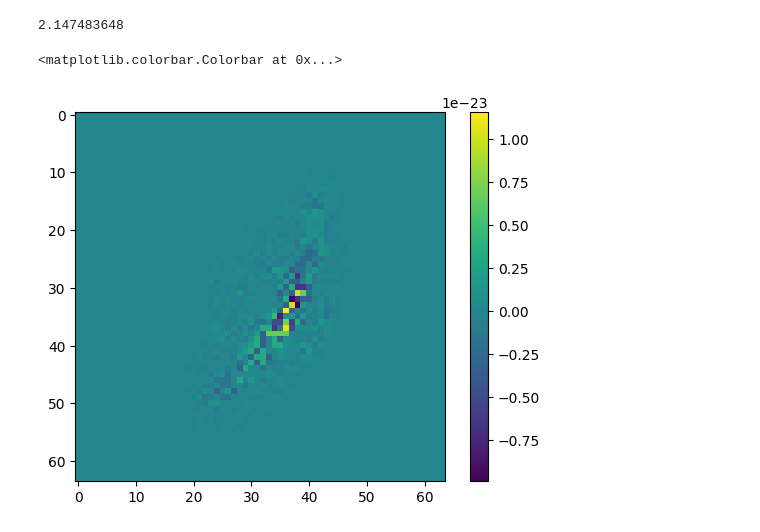
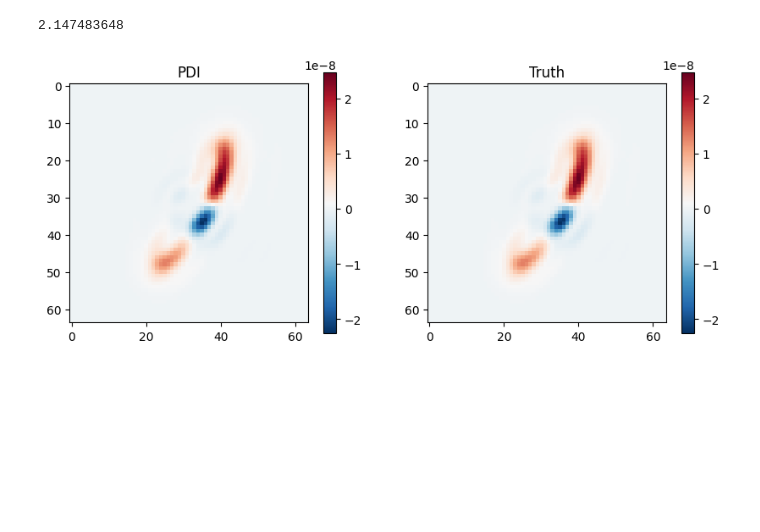
Before and after one commit to Jashcraf/polarization-gsmts-II, a Jupyter notebook: extended_scene_sim.ipynb, the cells around one changed output. Cells and saved outputs as stored; diff of their text form; code cells hidden in the pictures; blank space fills up the shorter version.

```diff
--- a/extended_scene_sim.ipynb
+++ b/extended_scene_sim.ipynb
@@ -113,9 +120,16 @@ import instruments
 reload(instruments)
 from instruments import double_difference_stokes as pdi
 Q,U = pdi(stokes)
-# %%
-plt.imshow(Q-stokes[1])
-plt.colorbar()
-# %% [output]
-<matplotlib.colorbar.Colorbar at 0x...>
-[figure, removed]
+# %%
+plt.figure(figsize=[10,4])
+plt.subplot(121)
+plt.title('PDI')
+plt.imshow(U,cmap='RdBu_r')
+plt.colorbar()
+plt.subplot(122)
+plt.title('Truth')
+plt.imshow(-stokes[2],cmap='RdBu_r')
+plt.colorbar()
+plt.show()
+# %% [output]
+[figure, added]
```
Also changed, not shown: parts of 2 cells of this notebook, 7 other files.
